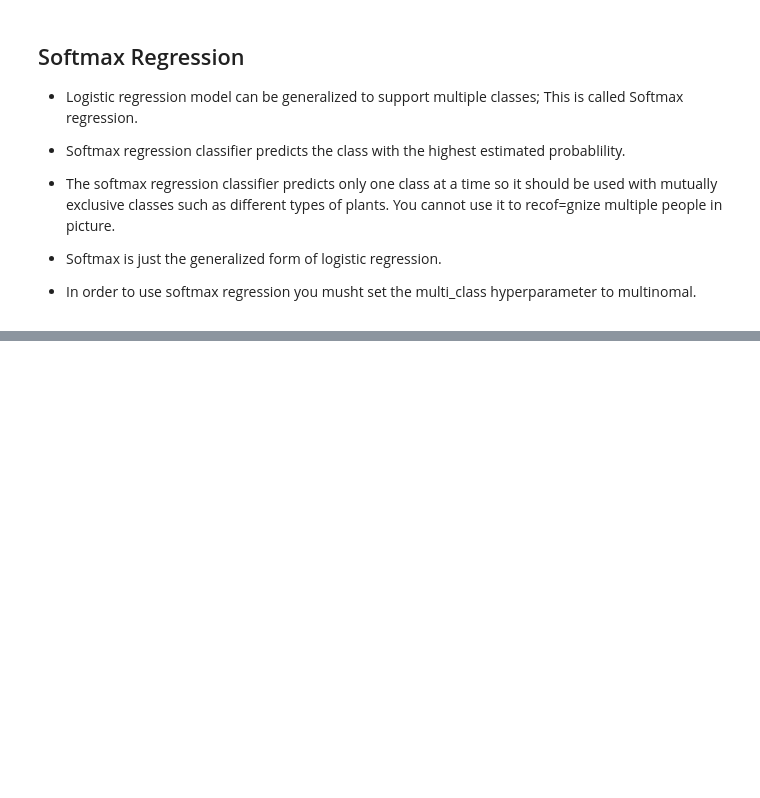
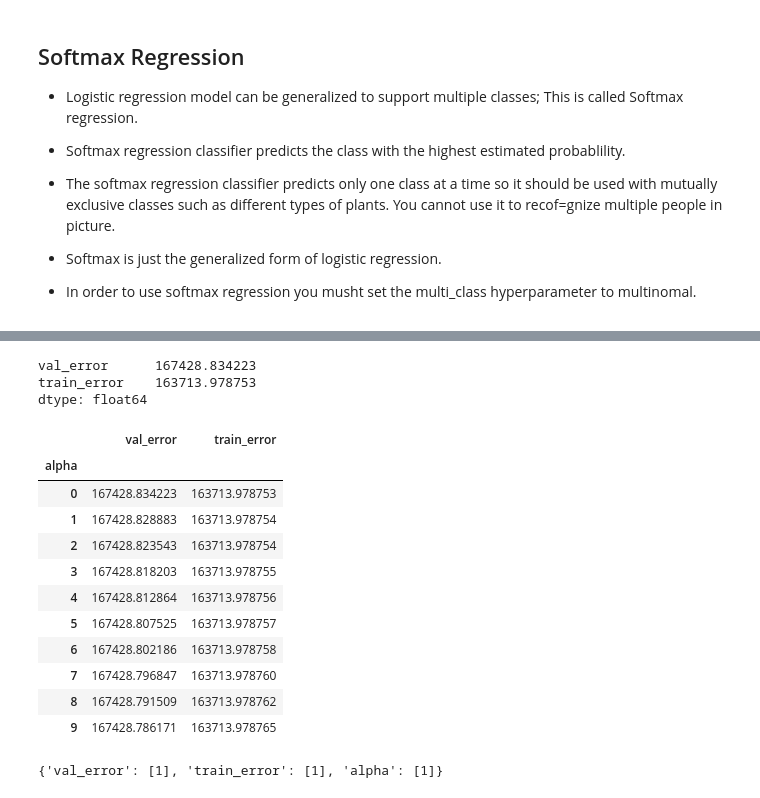
Before and after one commit to demirayberk/Aurellion-Geron-Hands-On-Machine-Learning-Notes, a Jupyter notebook: Chapter4/Notes.ipynb, the cells around one changed output, grey strips where cells are left out. Cells and saved outputs as stored; diff of their text form; code cells hidden in the pictures; blank space fills up the shorter version.

```diff
--- a/Chapter4/Notes.ipynb
+++ b/Chapter4/Notes.ipynb
@@ -946,0 +994,3 @@ The hyperparameter controlling the regularization strength of a Scikit Learn is
+# %%
+df_hitters = df_hitters.dropna()
+df_hitters.isna().sum()
@@ -946,0 +1015,60 @@ The hyperparameter controlling the regularization strength of a Scikit Learn is
+# %%
+loo = LeaveOneOut()
+X = df_hitters[["Hits"]].values
+y = df_hitters["Salary"].values
+lr = LinearRegression()
+
+results = {"val_error": [], "train_error": []}
+for train_index, val_index in loo.split(X, y):
+    X_train, X_val = X[train_index], X[val_index]
+    y_train, y_val = y[train_index], y[val_index]
+    lr.fit(X_train, y_train)
+    # y_pred = lr.predict(X_val)
+    results["val_error"].append(mean_squared_error(y_val, lr.predict(X_val)))
+    results["train_error"].append(mean_squared_error(y_train, lr.predict(X_train)))
+
+pd.DataFrame(results).mean()
+# %% [output]
+val_error      167428.834223
+train_error    163713.978753
+dtype: float64
+# %%
+loo = LeaveOneOut()
+X = df_hitters[["Hits"]].values
+y = df_hitters["Salary"].values
+lr = LinearRegression()
+
+
+results = {"val_error": [], "train_error": [], "alpha": []}
+for alpha in range(10):
+    r = Ridge(alpha)
+
+    for train_index, val_index in loo.split(X, y):
+        X_train, X_val = X[train_index], X[val_index]
+        y_train, y_val = y[train_index], y[val_index]
+        r.fit(X_train, y_train)
+        # y_pred = r.predict(X_val)
+        results["val_error"].append(mean_squared_error(y_val, r.predict(X_val)))
+        results["train_error"].append(mean_squared_error(y_train, r.predict(X_train)))
+        results["alpha"].append(alpha)
+
+pd.DataFrame(results).groupby("alpha").mean()
+# %% [output]
+|  | val_error | train_error |
+| alpha |  |  |
+| 0 | 167428.834223 | 163713.978753 |
+| 1 | 167428.828883 | 163713.978754 |
+| 2 | 167428.823543 | 163713.978754 |
+| 3 | 167428.818203 | 163713.978755 |
+| 4 | 167428.812864 | 163713.978756 |
+| 5 | 167428.807525 | 163713.978757 |
+| 6 | 167428.802186 | 163713.978758 |
+| 7 | 167428.796847 | 163713.978760 |
+| 8 | 167428.791509 | 163713.978762 |
+| 9 | 167428.786171 | 163713.978765 |
+# %%
+results = dict.fromkeys(("val_error", "train_error", "alpha"), list())
+results["val_error"].append(1)
+results
+# %% [output]
+{'val_error': [1], 'train_error': [1], 'alpha': [1]}
```
Also changed, not shown: parts of 5 cells of this notebook.
